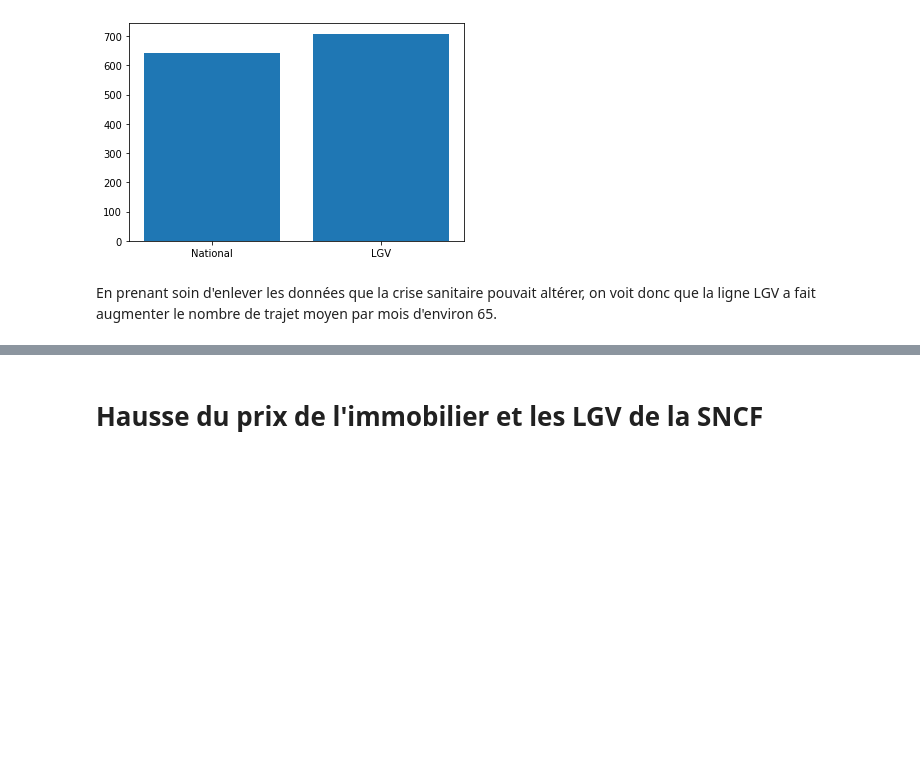
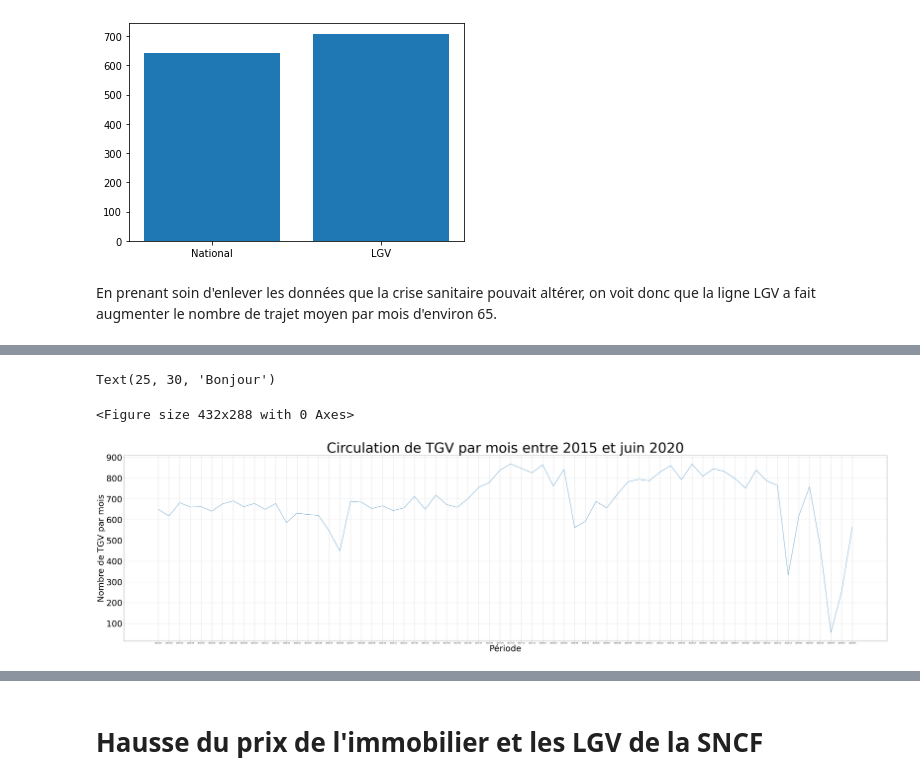
Before and after one commit to mdlbm/SNCF-Immobilier, a Jupyter notebook: Projet.ipynb, the cells around one changed output, grey strips where cells are left out. Cells and saved outputs as stored; diff of their text form; code cells hidden in the pictures; blank space fills up the shorter version.

```diff
--- a/Projet.ipynb
+++ b/Projet.ipynb
@@ -68,0 +53,7 @@ plt.hist(data)
+# %%
+#J'ai essayé, sans succès, de faire une fonction pour ne pas avoir  à refaire ce protocole
+bordeauxparis = pd.read_csv('https://raw.githubusercontent.com/mdlbm/SNCF-Immobilier/Mats/bordeauxparis.csv')
+bordeauxparis = bordeauxparis.sort_values(['Période'])
+bordeauxparis['Nombre de circulations effectives'] = (bordeauxparis['Nombre de circulations prévues'])-(bordeauxparis['Nombre de trains annulés']) #Création de la varaible nombre de circulations effectives
+bordeauxparis['Service'] = bordeauxparis['Service'].replace(np.nan,'LGV') #Remplacement des valeurs NaN par la valeur LGV
+bordeauxparis
@@ -68,0 +74,16 @@ plt.hist(data)
+# %%
+plt.clf()
+
+plt.figure(figsize=(80,20))
+plt.plot(bordeauxparis['Période'],bordeauxparis['Nombre de circulations effectives'])
+plt.title('Circulation de TGV par mois entre 2015 et juin 2020',size = 80)
+plt.xlabel('Période', size = 50)
+plt.ylabel('Nombre de TGV par mois', size = 50)
+plt.grid()
+
+plt.yticks(size = 50)
+plt.annotate('Mise en service de la ligne LGV', xy=(30, 10),xytext=(25,100),arrowprops=dict(facecolor='black',arrowstyle='->'), size=40)
+# %% [output]
+Text(25, 30, 'Bonjour')
+<Figure size 432x288 with 0 Axes>
+[figure, added]
```
Also changed, not shown: parts of 12 cells of this notebook.
